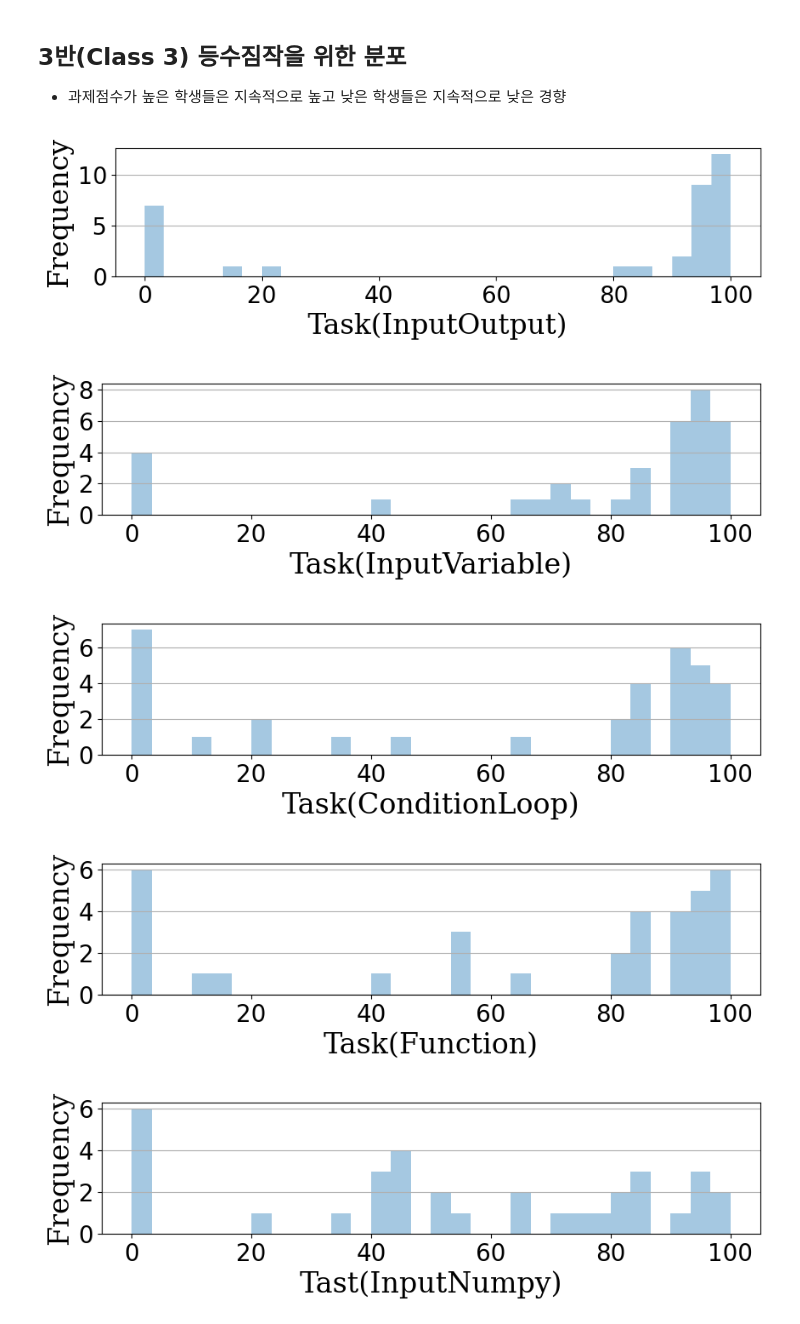
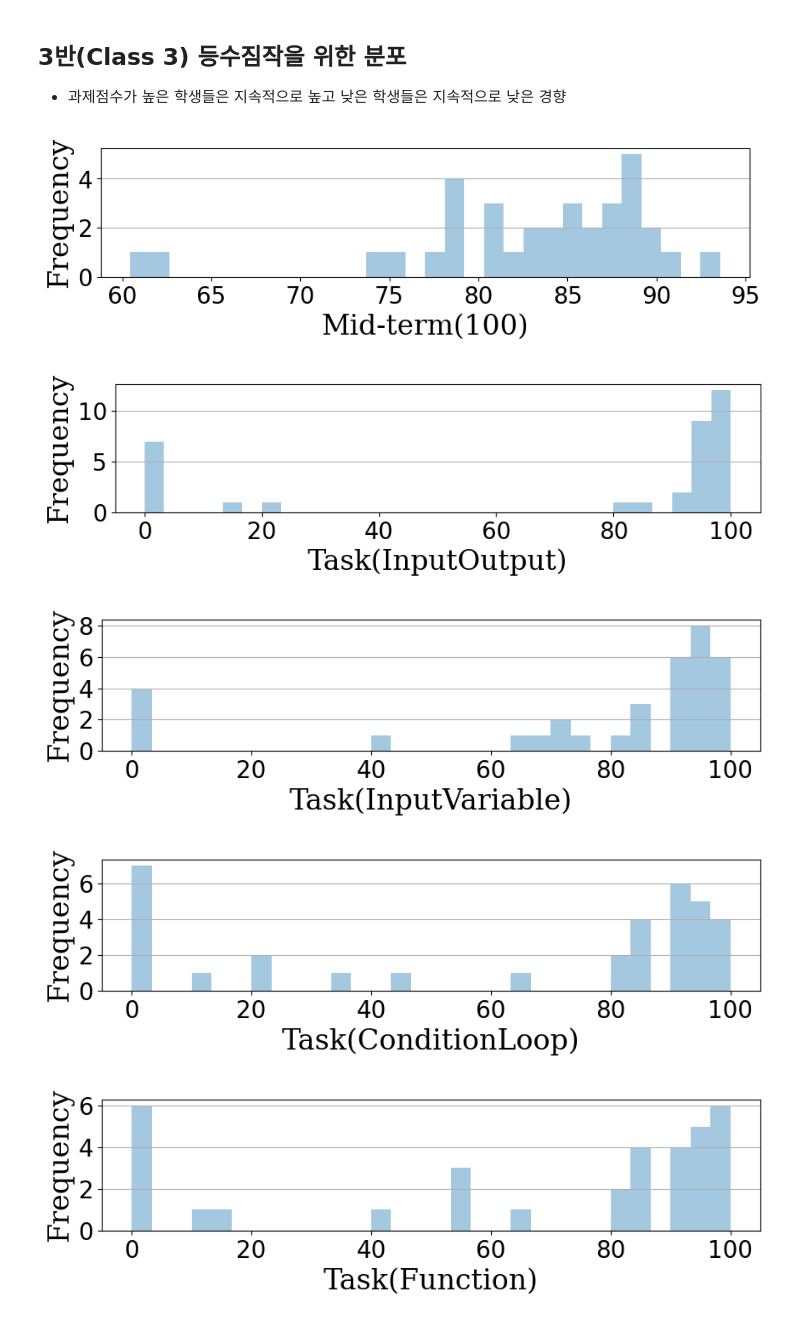
Before and after one commit to cheonbi/Digital-Economy, a Jupyter notebook: 202112_DigitalPlatform_Score_KK.ipynb, the cells around one changed output. Saved outputs shown, nothing was run; the diff lists cells and outputs as text; code cells hidden in the pictures.

```diff
--- a/점수분포공유.ipynb
+++ b/202112_DigitalPlatform_Score_KK.ipynb
@@ -37,6 +41,7 @@ df.groupby(['Class'])['Mid-term'].describe().T
 | max | 296.000000 | 299.000000 | 291.000000 |
 # %%
 target = 'Mid-term'
+fontsize = 20
 
 for key in df_dict.keys():
     rcParams['figure.figsize'] = 10,2
@@ -61,7 +66,8 @@ for key in df_dict.keys():
 # %%
 # X축: 중간고사, Y축: 각 과제
 rcParams['figure.figsize'] = 10,3
-for col in df.iloc[:,8:].columns:
+for col in df.iloc[:,[7,9,10,11,12,13,14,-1]].columns:
     plt.scatter(df['Mid-term'], df[col])
+    plt.title(col)
     plt.show()
 # %% [output]
@@ -120,9 +131,9 @@ Class 3
 
 - 과제점수가 높은 학생들은 지속적으로 높고 낮은 학생들은 지속적으로 낮은 경향
 # %%
-for col in df_dict[1].iloc[:,8:].columns:
+for col in df_dict[1].iloc[:,[8,9,10,11,12,13,14,-1]].columns:
     rcParams['figure.figsize'] = 10,2
-    sns.distplot(df_dict[1].iloc[:,8:][col], bins=30, kde=False)
+    sns.distplot(df_dict[1].iloc[:,[8,9,10,11,12,13,14,-1]][col], bins=30, kde=False)
     plt.xticks(fontsize=fontsize, rotation=0)
     plt.yticks(fontsize=fontsize)
     plt.xlabel(col, fontname='serif', fontsize=fontsize+4)
@@ -163,9 +176,9 @@ df_temp.sort_values(by='Total', ascending=False)
 
 - 과제점수가 높은 학생들은 지속적으로 높고 낮은 학생들은 지속적으로 낮은 경향
 # %%
-for col in df_dict[2].iloc[:,8:].columns:
+for col in df_dict[2].iloc[:,[8,9,10,11,12,13,14,-1]].columns:
     rcParams['figure.figsize'] = 10,2
-    sns.distplot(df_dict[2].iloc[:,8:][col], bins=30, kde=False)
+    sns.distplot(df_dict[2].iloc[:,[8,9,10,11,12,13,14,-1]][col], bins=30, kde=False)
     plt.xticks(fontsize=fontsize, rotation=0)
     plt.yticks(fontsize=fontsize)
     plt.xlabel(col, fontname='serif', fontsize=fontsize+4)
@@ -206,18 +221,18 @@ df_temp.sort_values(by='Total', ascending=False)
 
 - 과제점수가 높은 학생들은 지속적으로 높고 낮은 학생들은 지속적으로 낮은 경향
 # %%
-for col in df_dict[3].iloc[:,8:].columns:
+for col in df_dict[3].iloc[:,[8,9,10,11,12,13,14,-1]].columns:
     rcParams['figure.figsize'] = 10,2
-    sns.distplot(df_dict[3].iloc[:,8:][col], bins=30, kde=False)
+    sns.distplot(df_dict[3].iloc[:,[8,9,10,11,12,13,14,-1]][col], bins=30, kde=False)
     plt.xticks(fontsize=fontsize, rotation=0)
     plt.yticks(fontsize=fontsize)
     plt.xlabel(col, fontname='serif', fontsize=fontsize+4)
     plt.ylabel('Frequency', fontname='serif', fontsize=fontsize+4)
     plt.grid(axis='y')
     plt.show()
 # %% [output]
-[figure, old version]
+[figure, new version]
-[figure, old version]
+[figure, new version]
-[figure, old version]
+[figure, new version]
-[figure, old version]
+[figure, new version]
-[figure, old version]
+[figure, new version]
```
Also changed, not shown: parts of 10 cells of this notebook.
